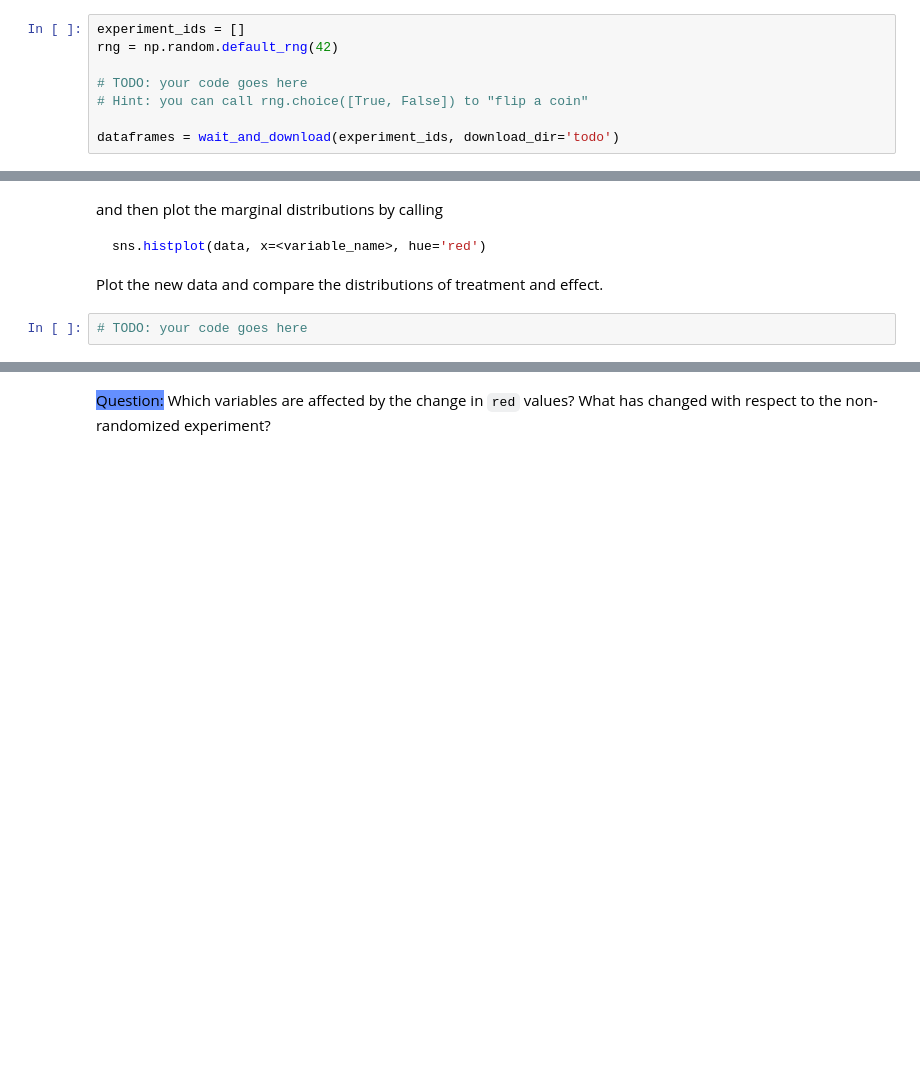
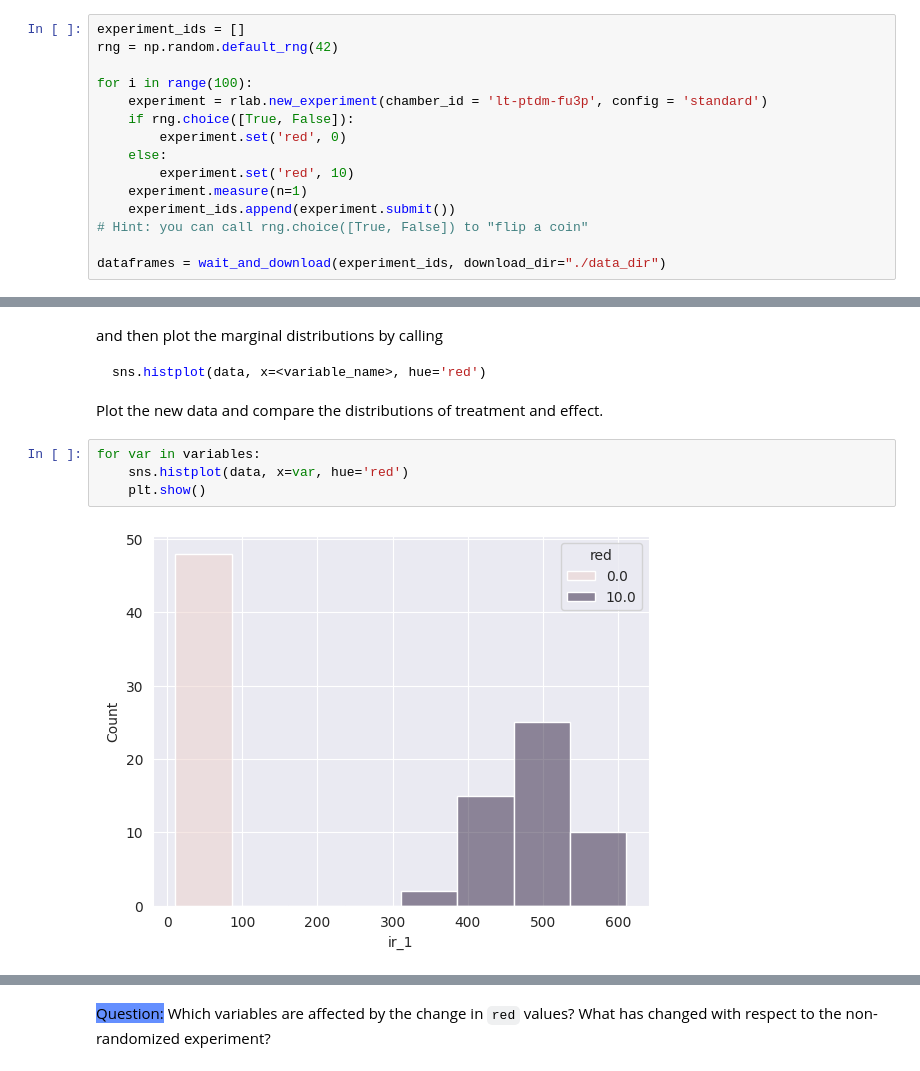
Before and after one commit to causalchamber/potsdam-25-ml-theory-to-practice, a Jupyter notebook: project_2/project_2_rcts_testing.ipynb, the cells around one changed output, grey strips where cells are left out. Drawn from its saved outputs; the diff is of its cells as text; blank space fills up the shorter version.

```diff
--- a/project_2/project_2_rcts_testing.ipynb
+++ b/project_2/project_2_rcts_testing.ipynb
@@ -126,7 +199,14 @@ Then, wait for the experiments to finish and store the resulting data in a list
 experiment_ids = []
 rng = np.random.default_rng(42)
 
-# TODO: your code goes here
+for i in range(100):
+    experiment = rlab.new_experiment(chamber_id = 'lt-ptdm-fu3p', config = 'standard')
+    if rng.choice([True, False]):
+        experiment.set('red', 0)
+    else:
+        experiment.set('red', 10)
+    experiment.measure(n=1)
+    experiment_ids.append(experiment.submit())
 # Hint: you can call rng.choice([True, False]) to "flip a coin"
 
-dataframes = wait_and_download(experiment_ids, download_dir='todo')
+dataframes = wait_and_download(experiment_ids, download_dir="./data_dir")
@@ -147,4 +268,8 @@ sns.histplot(data, x=<variable_name>, hue='red')
 
 Plot the new data and compare the distributions of treatment and effect.
 # %%
-# TODO: your code goes here
+for var in variables:
+    sns.histplot(data, x=var, hue='red')
+    plt.show()
+# %% [output]
+[figure, added]
```
Also changed, not shown: parts of 48 cells of this notebook.
